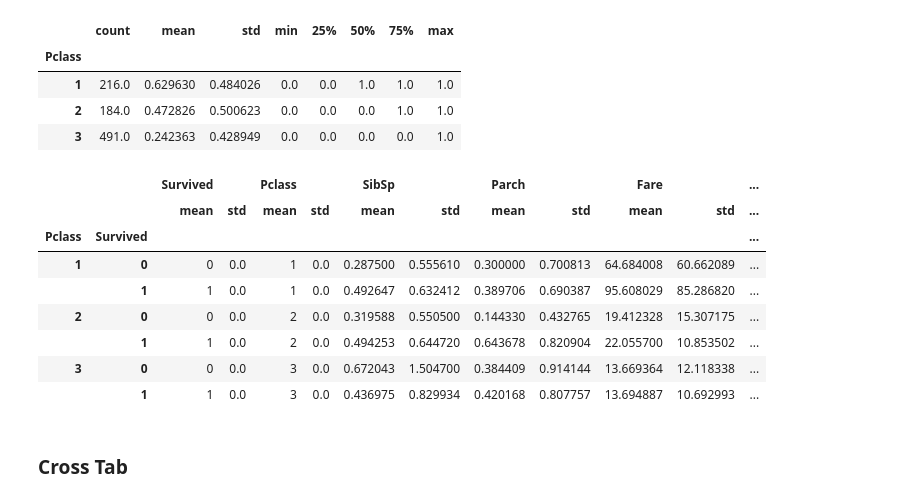
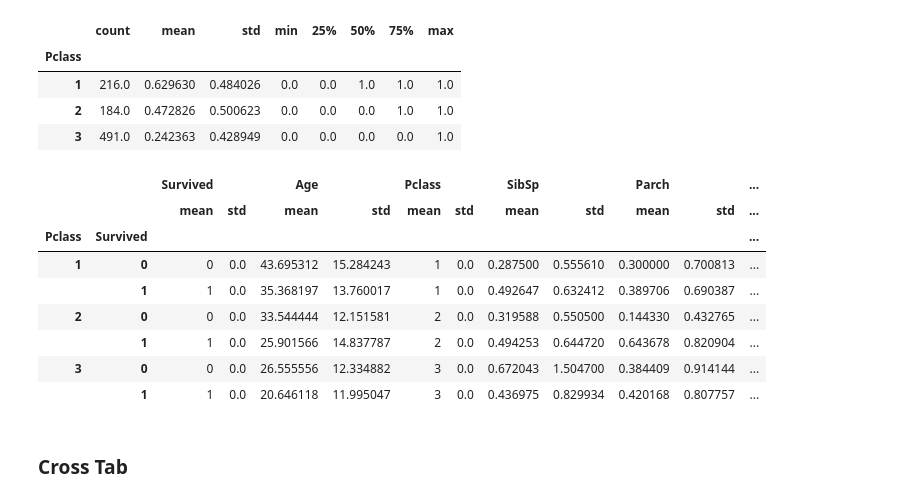
Before and after one commit to SergeyAnokhin/jupyter, a Jupyter notebook: kaggle/titanic/main.ipynb, the cells around one changed output. Saved outputs shown, nothing was run; the diff lists cells and outputs as text; code cells hidden in the pictures.

Commit message:
add train split, visualisation, fill age with mean

```diff
--- a/kaggle/titanic/main.ipynb
+++ b/kaggle/titanic/main.ipynb
@@ -63,0 +44,6 @@ memory usage: 66.2+ KB
+# %%
+df = df.drop('Embarked',axis = 1)
+df = df.drop('Cabin',axis = 1)
+df = df.drop('Ticket',axis = 1)
+df = df.drop('Name',axis=1)
+df.info()
@@ -121,6 +122,5 @@ df.groupby(['Survived'])[df.columns[2:]].agg([np.mean, np.std])
 #sns_plot = sns.pairplot(df[cols])
 #sns_plot.savefig('pairplot.png')
 # %%
-X_columns = ['Pclass', 'SibSp', 'Parch', 'Fare', 'Sex0'] #, 'Age'
-model_columns = np.concatenate((['Survived'], X_columns))
+numerical_columns = ['Survived', 'Age', 'Pclass', 'SibSp', 'Parch', 'Fare', 'Sex0']
 # %%
@@ -147,17 +147,17 @@ df.groupby('Pclass')['Survived'].describe()
 | 2 | 184.0 | 0.472826 | 0.500623 | 0.0 | 0.0 | 0.0 | 1.0 | 1.0 |
 | 3 | 491.0 | 0.242363 | 0.428949 | 0.0 | 0.0 | 0.0 | 0.0 | 1.0 |
 # %%
-df.groupby(['Pclass', 'Survived'])[model_columns].agg([np.mean, np.std])
+df.groupby(['Pclass', 'Survived'])[numerical_columns].agg([np.mean, np.std])
 # %% [output]
-|  |  | Survived |  | Pclass |  | SibSp |  | Parch |  | Fare |  | ... |
+|  |  | Survived |  | Age |  | Pclass |  | SibSp |  | Parch |  | ... |
 |  |  | mean | std | mean | std | mean | std | mean | std | mean | std | ... |
 | Pclass | Survived |  |  |  |  |  |  |  |  |  |  | ... |
-| 1 | 0 | 0 | 0.0 | 1 | 0.0 | 0.287500 | 0.555610 | 0.300000 | 0.700813 | 64.684008 | 60.662089 | ... |
-|  | 1 | 1 | 0.0 | 1 | 0.0 | 0.492647 | 0.632412 | 0.389706 | 0.690387 | 95.608029 | 85.286820 | ... |
-| 2 | 0 | 0 | 0.0 | 2 | 0.0 | 0.319588 | 0.550500 | 0.144330 | 0.432765 | 19.412328 | 15.307175 | ... |
-|  | 1 | 1 | 0.0 | 2 | 0.0 | 0.494253 | 0.644720 | 0.643678 | 0.820904 | 22.055700 | 10.853502 | ... |
-| 3 | 0 | 0 | 0.0 | 3 | 0.0 | 0.672043 | 1.504700 | 0.384409 | 0.914144 | 13.669364 | 12.118338 | ... |
-|  | 1 | 1 | 0.0 | 3 | 0.0 | 0.436975 | 0.829934 | 0.420168 | 0.807757 | 13.694887 | 10.692993 | ... |
+| 1 | 0 | 0 | 0.0 | 43.695312 | 15.284243 | 1 | 0.0 | 0.287500 | 0.555610 | 0.300000 | 0.700813 | ... |
+|  | 1 | 1 | 0.0 | 35.368197 | 13.760017 | 1 | 0.0 | 0.492647 | 0.632412 | 0.389706 | 0.690387 | ... |
+| 2 | 0 | 0 | 0.0 | 33.544444 | 12.151581 | 2 | 0.0 | 0.319588 | 0.550500 | 0.144330 | 0.432765 | ... |
+|  | 1 | 1 | 0.0 | 25.901566 | 14.837787 | 2 | 0.0 | 0.494253 | 0.644720 | 0.643678 | 0.820904 | ... |
+| 3 | 0 | 0 | 0.0 | 26.555556 | 12.334882 | 3 | 0.0 | 0.672043 | 1.504700 | 0.384409 | 0.914144 | ... |
+|  | 1 | 1 | 0.0 | 20.646118 | 11.995047 | 3 | 0.0 | 0.436975 | 0.829934 | 0.420168 | 0.807757 | ... |
 # %% [markdown]
 ### Cross Tab
 # %%
```
Also changed, not shown: parts of 18 cells of this notebook, 1 other file.
